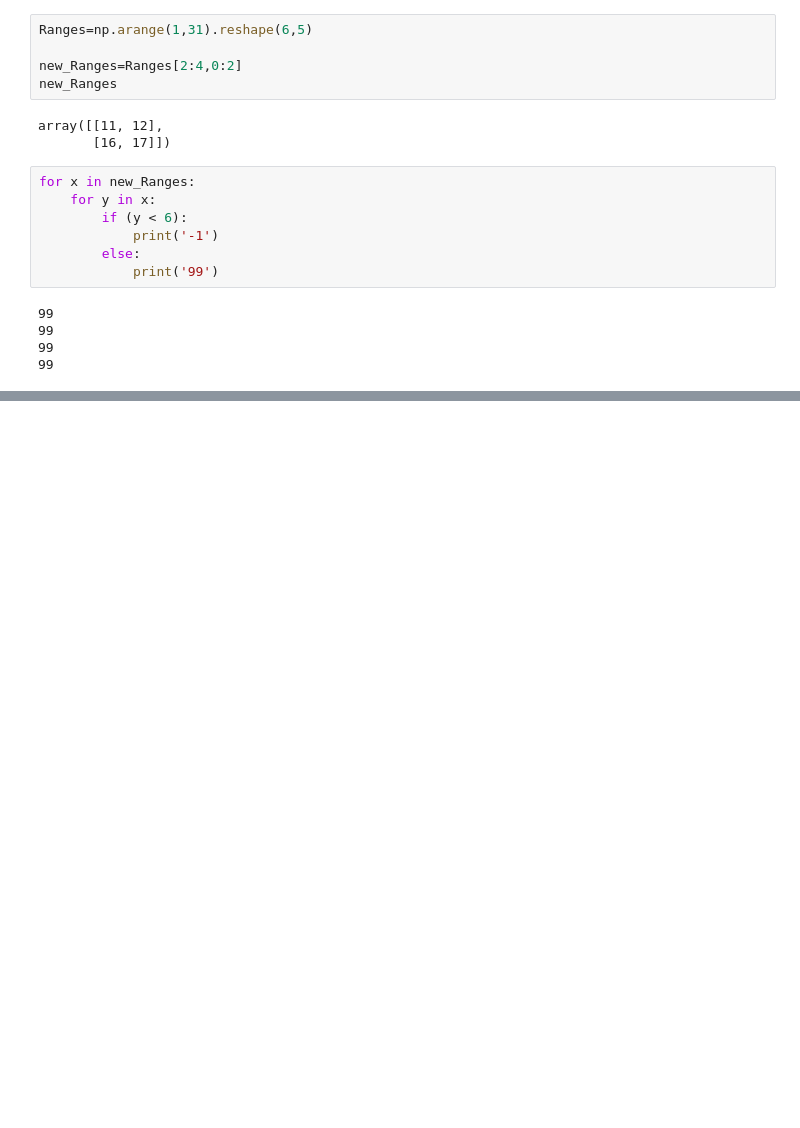
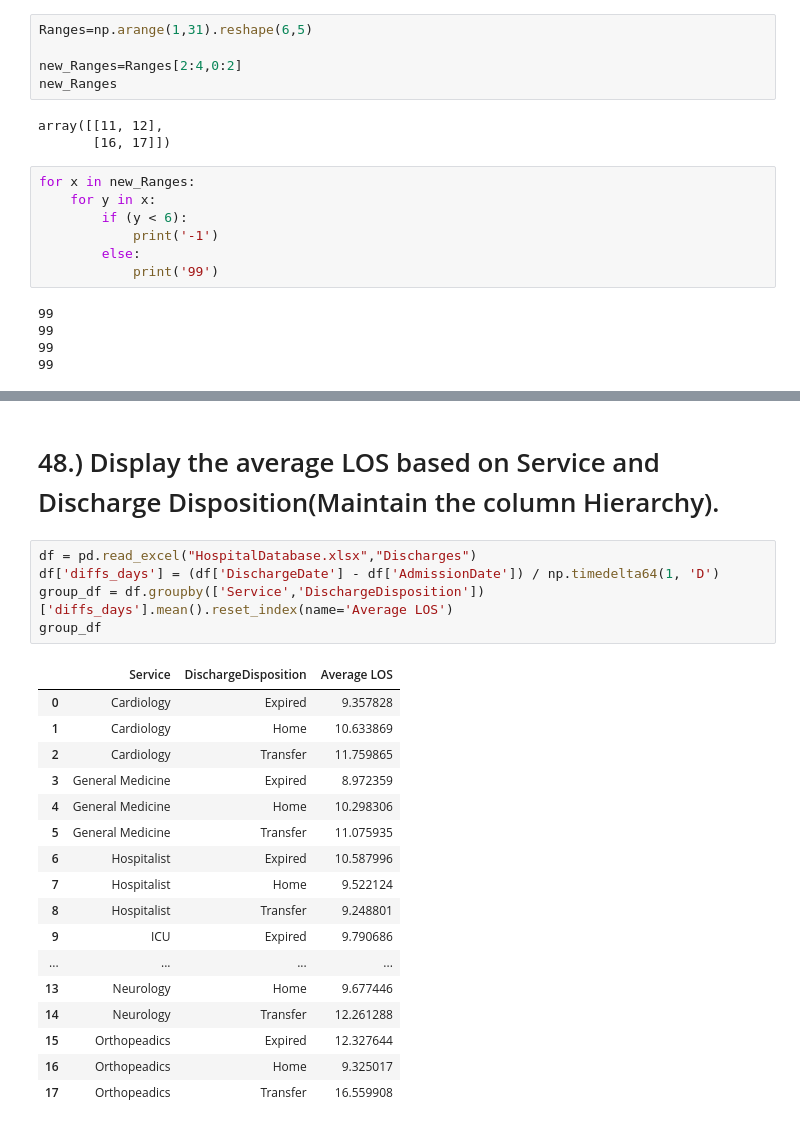
Before and after one commit to fathimadev35/PythonCoders, a Jupyter notebook: PythonCoders-Notebook.ipynb, the cells around one changed output, grey strips where cells are left out. Cells and saved outputs as stored; diff of their text form; blank space fills up the shorter version.

```diff
--- a/PythonCoders-Notebook.ipynb
+++ b/PythonCoders-Notebook.ipynb
@@ -580,0 +670,25 @@ for x in new_Ranges:
+# %% [markdown]
+# 48.) Display the average LOS based on Service and Discharge Disposition(Maintain the column Hierarchy).
+# %%
+df = pd.read_excel("HospitalDatabase.xlsx","Discharges")
+df['diffs_days'] = (df['DischargeDate'] - df['AdmissionDate']) / np.timedelta64(1, 'D')
+group_df = df.groupby(['Service','DischargeDisposition'])['diffs_days'].mean().reset_index(name='Average LOS')
+group_df
+# %% [output]
+|  | Service | DischargeDisposition | Average LOS |
+| 0 | Cardiology | Expired | 9.357828 |
+| 1 | Cardiology | Home | 10.633869 |
+| 2 | Cardiology | Transfer | 11.759865 |
+| 3 | General Medicine | Expired | 8.972359 |
+| 4 | General Medicine | Home | 10.298306 |
+| 5 | General Medicine | Transfer | 11.075935 |
+| 6 | Hospitalist | Expired | 10.587996 |
+| 7 | Hospitalist | Home | 9.522124 |
+| 8 | Hospitalist | Transfer | 9.248801 |
+| 9 | ICU | Expired | 9.790686 |
+| ... | ... | ... | ... |
+| 13 | Neurology | Home | 9.677446 |
+| 14 | Neurology | Transfer | 12.261288 |
+| 15 | Orthopeadics | Expired | 12.327644 |
+| 16 | Orthopeadics | Home | 9.325017 |
+| 17 | Orthopeadics | Transfer | 16.559908 |
```
Also changed, not shown: parts of 33 cells of this notebook.
